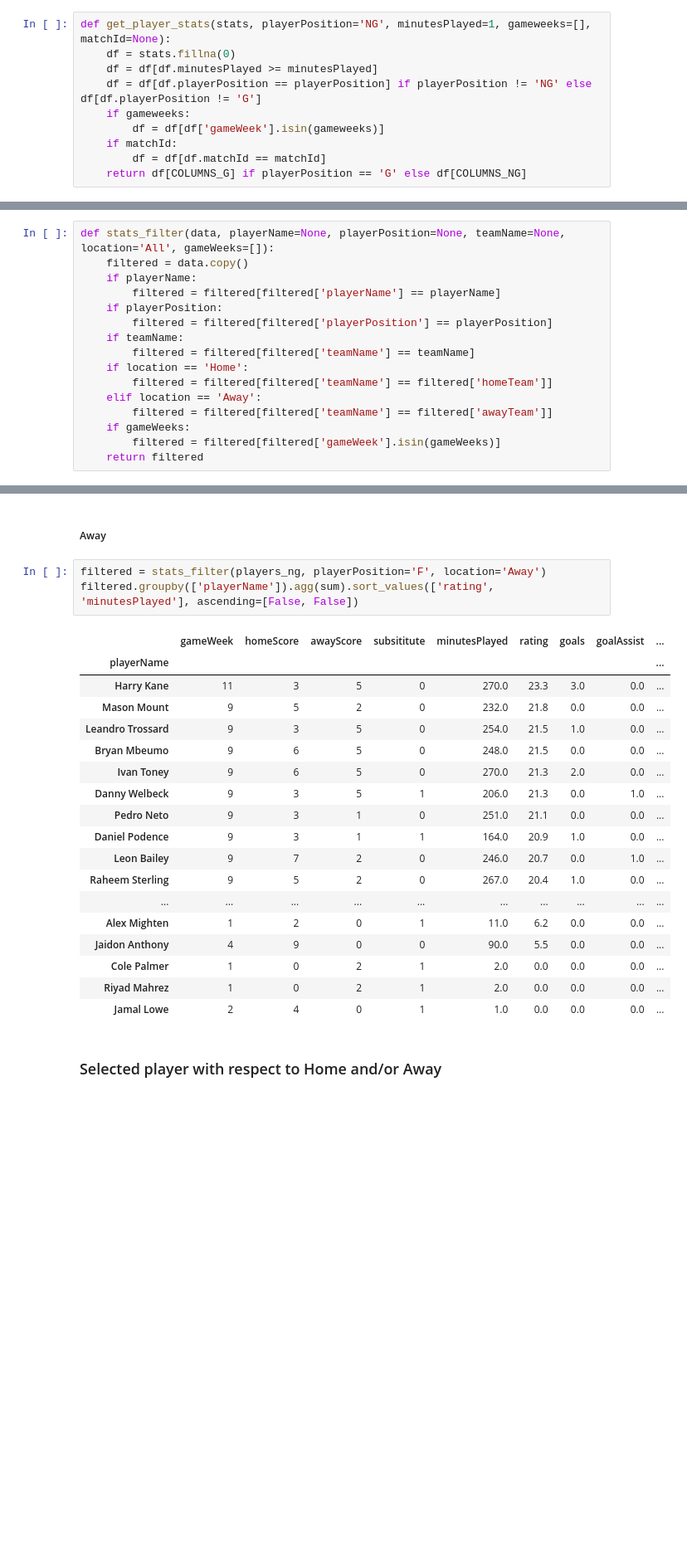
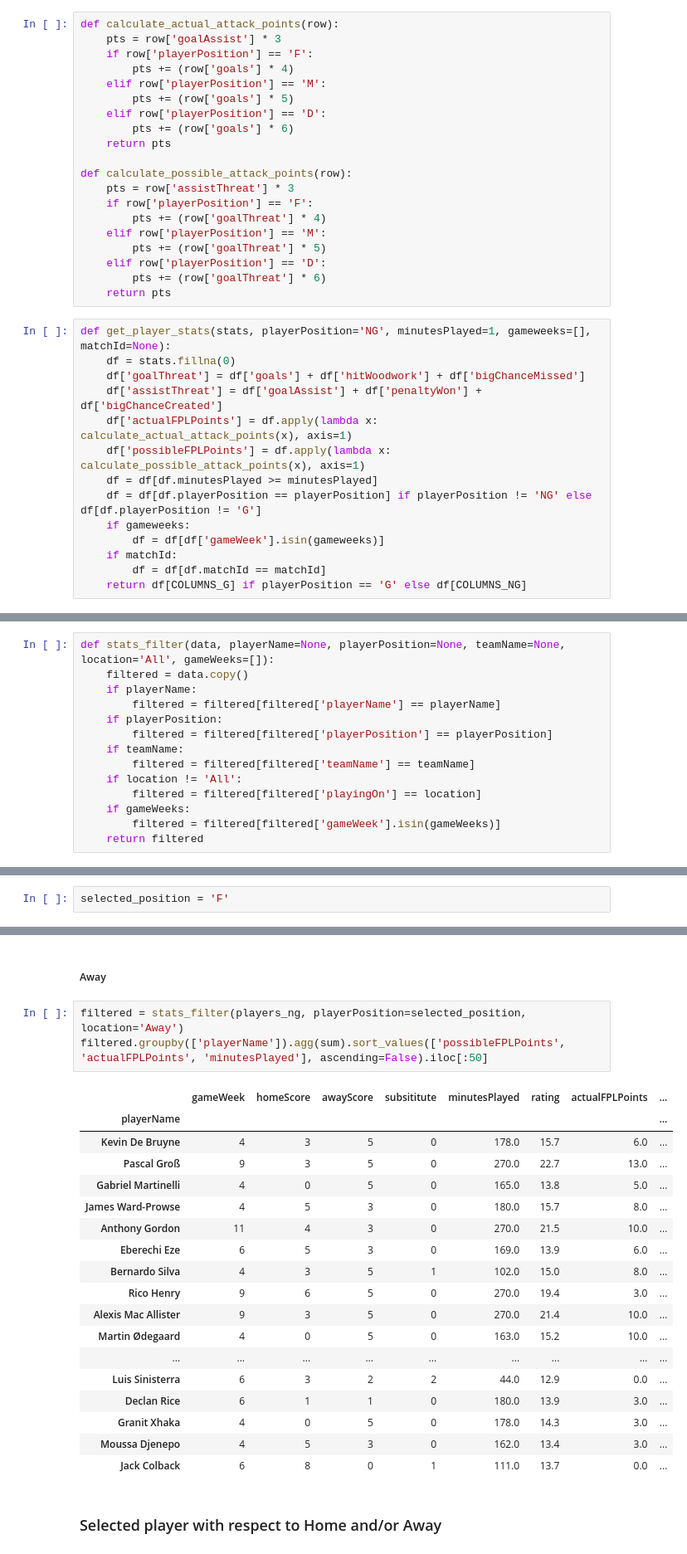
Before and after one commit to umer11792/premier-league-statistical-analysis, a Jupyter notebook: SofaScore.ipynb, the cells around one changed output, grey strips where cells are left out. Shown: that part at 83% size. Drawn from its saved outputs; the diff is of its cells as text; blank space fills up the shorter version.

```diff
--- a/SofaScore.ipynb
+++ b/SofaScore.ipynb
@@ -161,7 +183,31 @@ COLUMNS_NG = [
 ]
+# %%
+def calculate_actual_attack_points(row):
+    pts = row['goalAssist'] * 3
+    if row['playerPosition'] == 'F':
+        pts += (row['goals'] * 4)
+    elif row['playerPosition'] == 'M':
+        pts += (row['goals'] * 5)
+    elif row['playerPosition'] == 'D':
+        pts += (row['goals'] * 6)
+    return pts
+
+def calculate_possible_attack_points(row):
+    pts = row['assistThreat'] * 3
+    if row['playerPosition'] == 'F':
+        pts += (row['goalThreat'] * 4)
+    elif row['playerPosition'] == 'M':
+        pts += (row['goalThreat'] * 5)
+    elif row['playerPosition'] == 'D':
+        pts += (row['goalThreat'] * 6)
+    return pts
 # %%
 def get_player_stats(stats, playerPosition='NG', minutesPlayed=1, gameweeks=[], matchId=None):
     df = stats.fillna(0)
+    df['goalThreat'] = df['goals'] + df['hitWoodwork'] + df['bigChanceMissed']
+    df['assistThreat'] = df['goalAssist'] + df['penaltyWon'] + df['bigChanceCreated']
+    df['actualFPLPoints'] = df.apply(lambda x: calculate_actual_attack_points(x), axis=1)
+    df['possibleFPLPoints'] = df.apply(lambda x: calculate_possible_attack_points(x), axis=1)
     df = df[df.minutesPlayed >= minutesPlayed]
     df = df[df.playerPosition == playerPosition] if playerPosition != 'NG' else df[df.playerPosition != 'G']
     if gameweeks:
@@ -184,10 +230,8 @@ def stats_filter(data, playerName=None, playerPosition=None, teamName=None, loca
         filtered = filtered[filtered['playerPosition'] == playerPosition]
     if teamName:
         filtered = filtered[filtered['teamName'] == teamName]
-    if location == 'Home':
-        filtered = filtered[filtered['teamName'] == filtered['homeTeam']]
-    elif location == 'Away':
-        filtered = filtered[filtered['teamName'] == filtered['awayTeam']]
+    if location != 'All':
+        filtered = filtered[filtered['playingOn'] == location]
     if gameWeeks:
         filtered = filtered[filtered['gameWeek'].isin(gameWeeks)]
     return filtered
@@ -196,3 +240,5 @@ def stats_filter(data, playerName=None, playerPosition=None, teamName=None, loca
+# %%
+selected_position = 'F'
 # %% [markdown]
 ##### Home and Away
 # %%
@@ -244,27 +290,27 @@ filtered.groupby(['playerName']).agg(sum).sort_values(['rating', 'minutesPlayed'
 # %% [markdown]
 ##### Away
 # %%
-filtered = stats_filter(players_ng, playerPosition='F', location='Away')
-filtered.groupby(['playerName']).agg(sum).sort_values(['rating', 'minutesPlayed'], ascending=[False, False])
+filtered = stats_filter(players_ng, playerPosition=selected_position, location='Away')
+filtered.groupby(['playerName']).agg(sum).sort_values(['possibleFPLPoints', 'actualFPLPoints', 'minutesPlayed'], ascending=False).iloc[:50]
 # %% [output]
-|  | gameWeek | homeScore | awayScore | subsititute | minutesPlayed | rating | goals | goalAssist | ... |
-| playerName |  |  |  |  |  |  |  |  | ... |
-| Harry Kane | 11 | 3 | 5 | 0 | 270.0 | 23.3 | 3.0 | 0.0 | ... |
-| Mason Mount | 9 | 5 | 2 | 0 | 232.0 | 21.8 | 0.0 | 0.0 | ... |
-| Leandro Trossard | 9 | 3 | 5 | 0 | 254.0 | 21.5 | 1.0 | 0.0 | ... |
-| Bryan Mbeumo | 9 | 6 | 5 | 0 | 248.0 | 21.5 | 0.0 | 0.0 | ... |
-| Ivan Toney | 9 | 6 | 5 | 0 | 270.0 | 21.3 | 2.0 | 0.0 | ... |
-| Danny Welbeck | 9 | 3 | 5 | 1 | 206.0 | 21.3 | 0.0 | 1.0 | ... |
-| Pedro Neto | 9 | 3 | 1 | 0 | 251.0 | 21.1 | 0.0 | 0.0 | ... |
-| Daniel Podence | 9 | 3 | 1 | 1 | 164.0 | 20.9 | 1.0 | 0.0 | ... |
-| Leon Bailey | 9 | 7 | 2 | 0 | 246.0 | 20.7 | 0.0 | 1.0 | ... |
-| Raheem Sterling | 9 | 5 | 2 | 0 | 267.0 | 20.4 | 1.0 | 0.0 | ... |
-| ... | ... | ... | ... | ... | ... | ... | ... | ... | ... |
-| Alex Mighten | 1 | 2 | 0 | 1 | 11.0 | 6.2 | 0.0 | 0.0 | ... |
-| Jaidon Anthony | 4 | 9 | 0 | 0 | 90.0 | 5.5 | 0.0 | 0.0 | ... |
-| Cole Palmer | 1 | 0 | 2 | 1 | 2.0 | 0.0 | 0.0 | 0.0 | ... |
-| Riyad Mahrez | 1 | 0 | 2 | 1 | 2.0 | 0.0 | 0.0 | 0.0 | ... |
-| Jamal Lowe | 2 | 4 | 0 | 1 | 1.0 | 0.0 | 0.0 | 0.0 | ... |
+|  | gameWeek | homeScore | awayScore | subsititute | minutesPlayed | rating | actualFPLPoints | ... |
+| playerName |  |  |  |  |  |  |  | ... |
+| Kevin De Bruyne | 4 | 3 | 5 | 0 | 178.0 | 15.7 | 6.0 | ... |
+| Pascal Groß | 9 | 3 | 5 | 0 | 270.0 | 22.7 | 13.0 | ... |
+| Gabriel Martinelli | 4 | 0 | 5 | 0 | 165.0 | 13.8 | 5.0 | ... |
+| James Ward-Prowse | 4 | 5 | 3 | 0 | 180.0 | 15.7 | 8.0 | ... |
+| Anthony Gordon | 11 | 4 | 3 | 0 | 270.0 | 21.5 | 10.0 | ... |
+| Eberechi Eze | 6 | 5 | 3 | 0 | 169.0 | 13.9 | 6.0 | ... |
+| Bernardo Silva | 4 | 3 | 5 | 1 | 102.0 | 15.0 | 8.0 | ... |
+| Rico Henry | 9 | 6 | 5 | 0 | 270.0 | 19.4 | 3.0 | ... |
+| Alexis Mac Allister | 9 | 3 | 5 | 0 | 270.0 | 21.4 | 10.0 | ... |
+| Martin Ødegaard | 4 | 0 | 5 | 0 | 163.0 | 15.2 | 10.0 | ... |
+| ... | ... | ... | ... | ... | ... | ... | ... | ... |
+| Luis Sinisterra | 6 | 3 | 2 | 2 | 44.0 | 12.9 | 0.0 | ... |
+| Declan Rice | 6 | 1 | 1 | 0 | 180.0 | 13.9 | 3.0 | ... |
+| Granit Xhaka | 4 | 0 | 5 | 0 | 178.0 | 14.3 | 3.0 | ... |
+| Moussa Djenepo | 4 | 5 | 3 | 0 | 162.0 | 13.4 | 3.0 | ... |
+| Jack Colback | 6 | 8 | 0 | 1 | 111.0 | 13.7 | 0.0 | ... |
 # %% [markdown]
 ### Selected player with respect to Home and/or Away
 # %%
```
Also changed, not shown: parts of 8 cells of this notebook.
